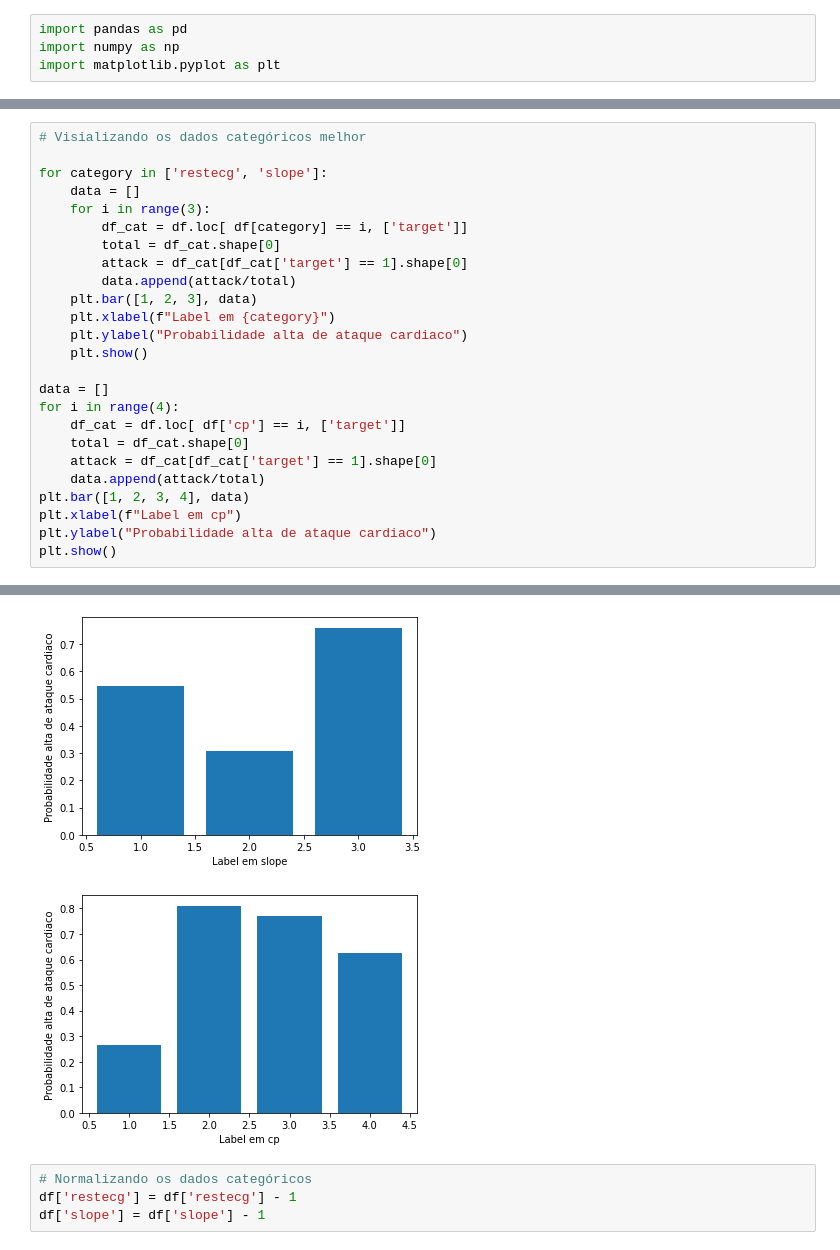
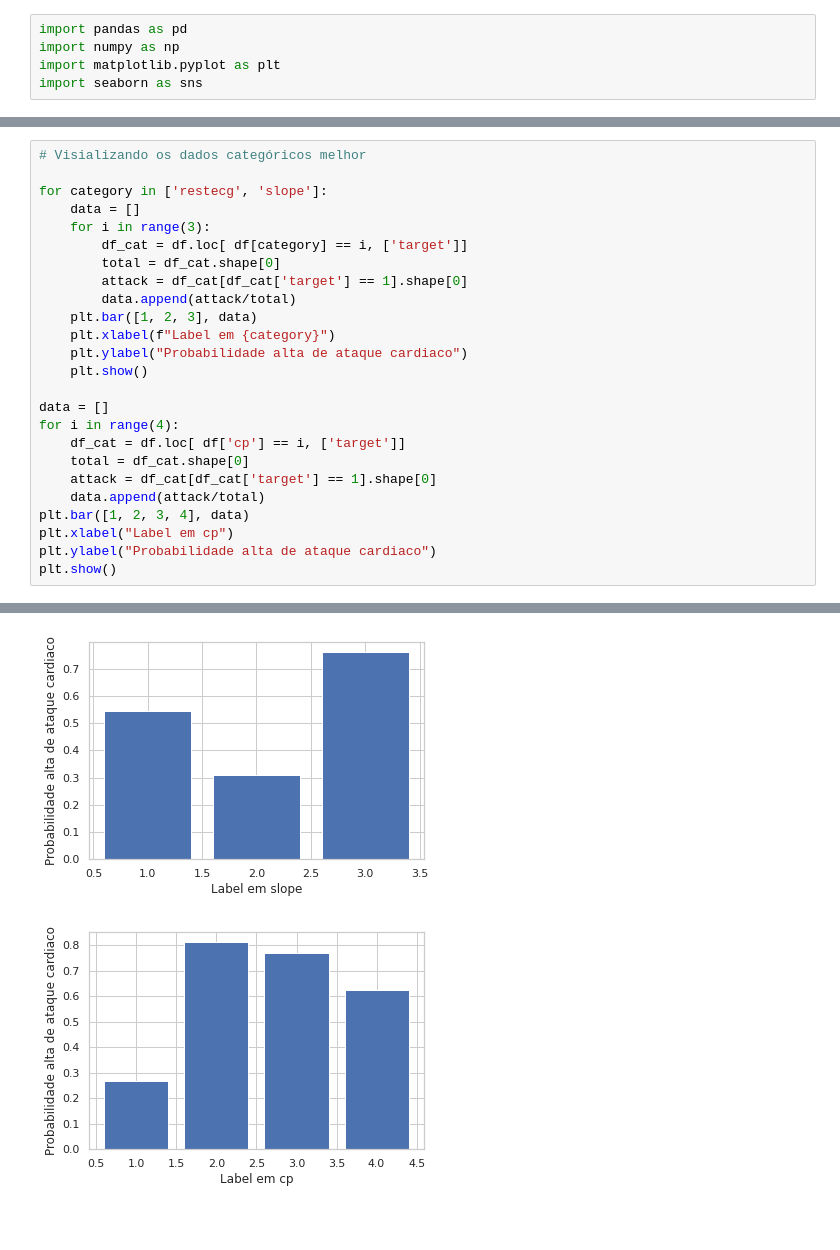
Before and after one commit to tomaz-suller/competicao-neuron, a Jupyter notebook: Heart_Attack.ipynb, the cells around one changed output, grey strips where cells are left out. Drawn from its saved outputs; the diff is of its cells as text; blank space fills up the shorter version.

```diff
--- a/Heart_Attack.ipynb
+++ b/Heart_Attack.ipynb
@@ -2,6 +2,7 @@
 import pandas as pd
 import numpy as np
 import matplotlib.pyplot as plt
+import seaborn as sns
 # %%
 df = pd.read_excel("./dados bootcamp/HEART ATTACK/heart_train.xlsx")
 df = df.astype('float64') # Scikit learn recomenda emprego de tipos float64
@@ -38,7 +39,7 @@ for i in range(4):
     attack = df_cat[df_cat['target'] == 1].shape[0]
     data.append(attack/total)
 plt.bar([1, 2, 3, 4], data)
-plt.xlabel(f"Label em cp")
+plt.xlabel("Label em cp")
 plt.ylabel("Probabilidade alta de ataque cardiaco")
 plt.show()
 # %% [output]
@@ -46,6 +47,2 @@ plt.show()
-[figure, old version]
+[figure, new version]
-[figure, old version]
+[figure, new version]
-# %%
-# Normalizando os dados categóricos
-df['restecg'] = df['restecg'] - 1
-df['slope'] = df['slope'] - 1
```
Also changed, not shown: parts of 4 cells of this notebook.
